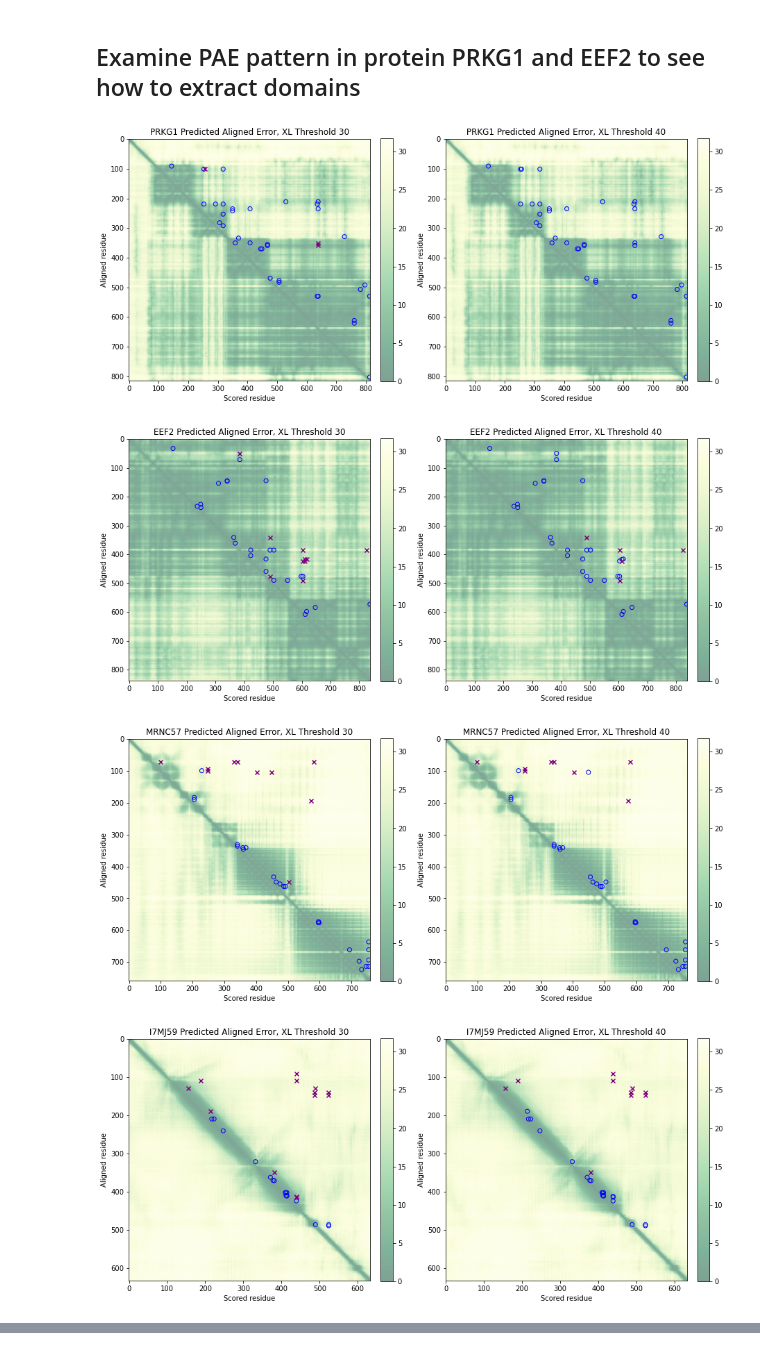
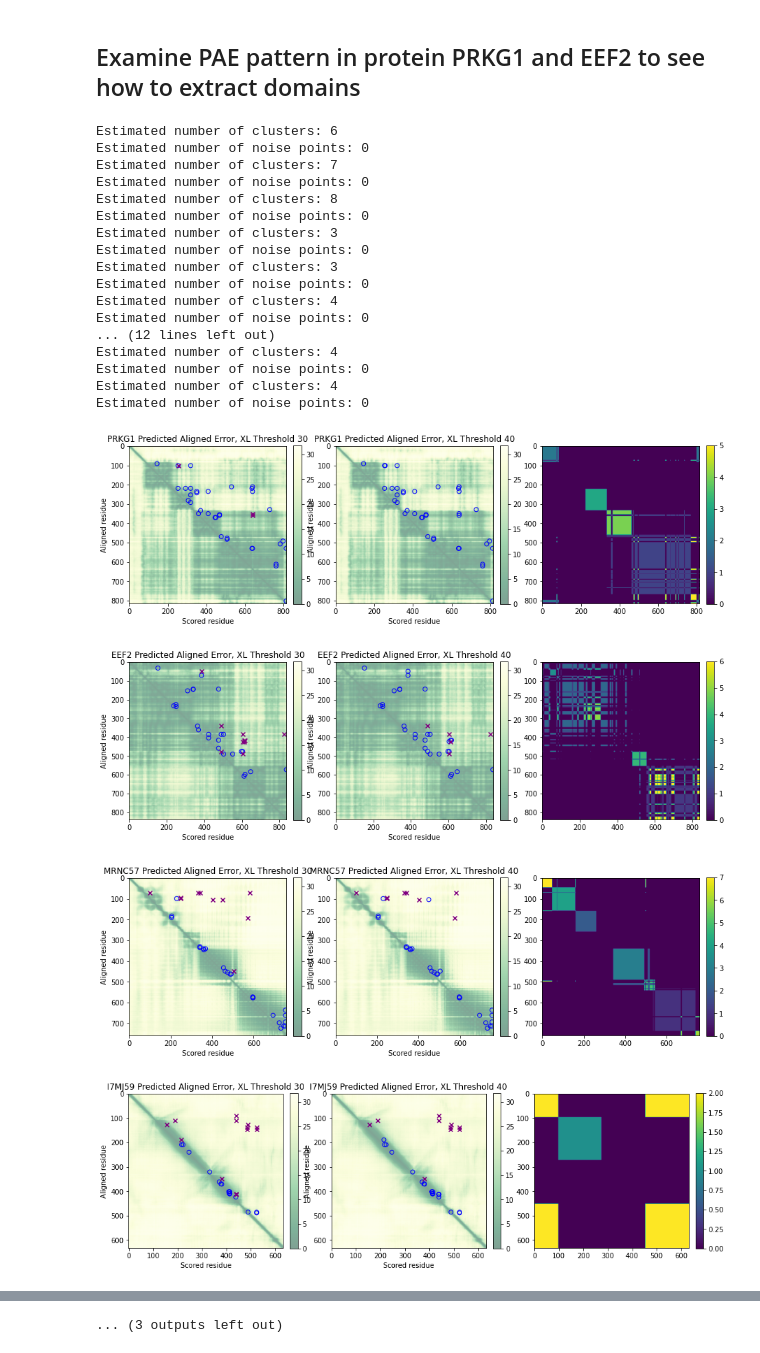
Before and after one commit to epenning/crosslinking, a Jupyter notebook: compare_crosslinks.ipynb, the cells around one changed output, grey strips where cells are left out. Cells and saved outputs as stored; diff of their text form; code cells hidden in the pictures.

```diff
--- a/compare_crosslinks.ipynb
+++ b/compare_crosslinks.ipynb
@@ -230,26 +214,45 @@ def plot_pae(protein, xl_thresholds):
 # %%
-pae_proteins = [
-    "PRKG1",
-    "EEF2",
-    "MRNC57",
-    "I7MJ59",
-    "FTT18",
-    "BBC118",
-    "Q23A15",
-    "KARS",
-    "I7M6H8",
-    "TRAF3IP1",
-    "EIF4A",
-    "SPEF2",
-    "Q22MP6",
-    "RPS0",
+pae_proteins_n_clusters = [
+    ("PRKG1", 6),
+    ("EEF2", 6),
+    ("MRNC57", 8),
+    ("I7MJ59", 3),
+    ("FTT18", 2),
+    ("BBC118", 4),
+    ("Q23A15", 5),
+    ("KARS", 4),
+    ("I7M6H8", 5),
+    ("TRAF3IP1", 4),
+    ("EIF4A", 4),
+    ("SPEF2", 6),
+    ("Q22MP6", 4),
+    ("RPS0", 4),
 ]
 thresholds = [30, 40]
 
-for pae_protein in pae_proteins:
-    plot_pae(pae_protein, thresholds)
+for pae_protein_n_clusters in pae_proteins_n_clusters:
+    pae_protein = pae_protein_n_clusters[0]
+    n_clusters = pae_protein_n_clusters[1]
+    plot_pae(pae_protein, thresholds, n_clusters)
 # %% [output]
+Estimated number of clusters: 6
+Estimated number of noise points: 0
+Estimated number of clusters: 7
+Estimated number of noise points: 0
+Estimated number of clusters: 8
+Estimated number of noise points: 0
+Estimated number of clusters: 3
+Estimated number of noise points: 0
+Estimated number of clusters: 3
+Estimated number of noise points: 0
+Estimated number of clusters: 4
+Estimated number of noise points: 0
+... (12 lines left out)
+Estimated number of clusters: 4
+Estimated number of noise points: 0
+Estimated number of clusters: 4
+Estimated number of noise points: 0
-[figure, old version]
+[figure, new version]
-[figure, old version]
+[figure, new version]
-[figure, old version]
+[figure, new version]
-[figure, old version]
+[figure, new version]
@@ -265,0 +266 @@ for pae_protein in pae_proteins:
+... (3 outputs left out)
```
Also changed, not shown: parts of 18 cells of this notebook, 32 other files.
